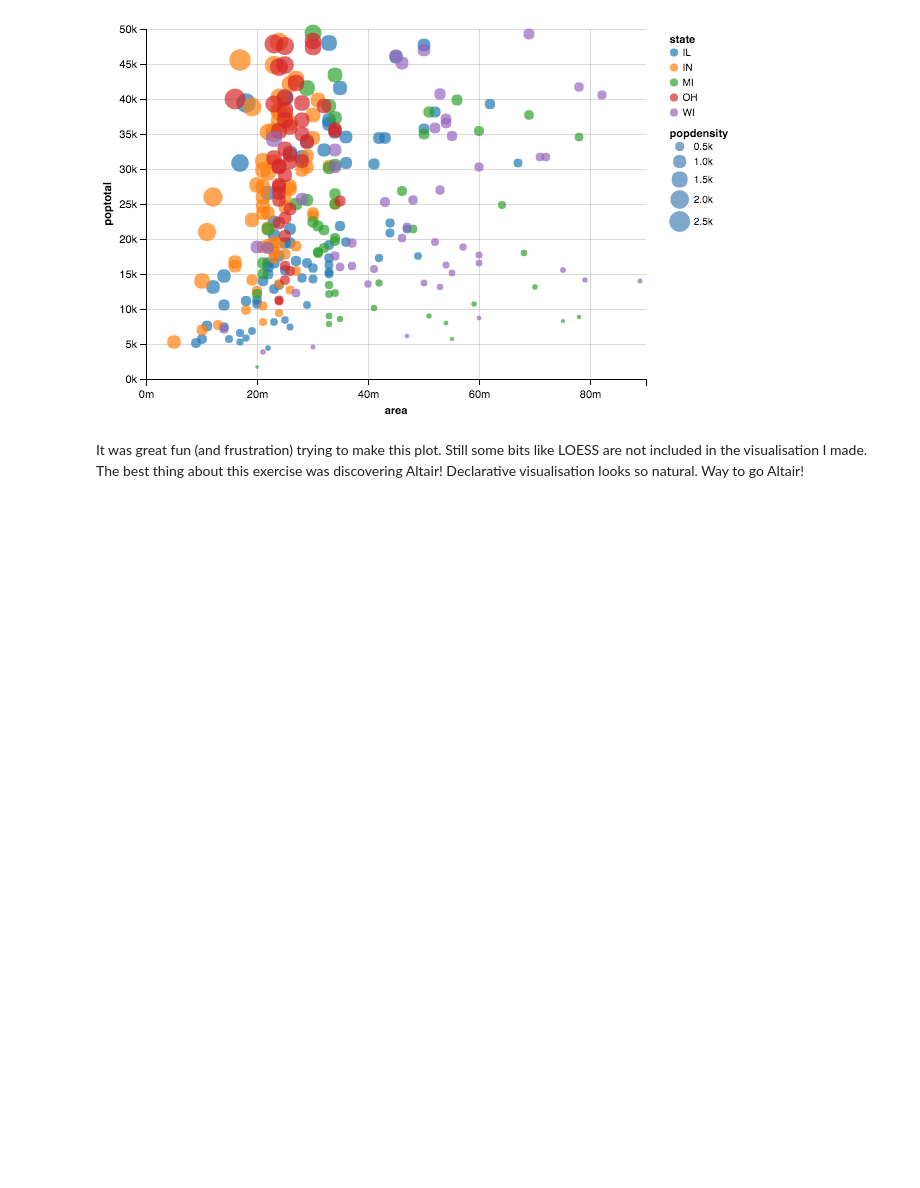
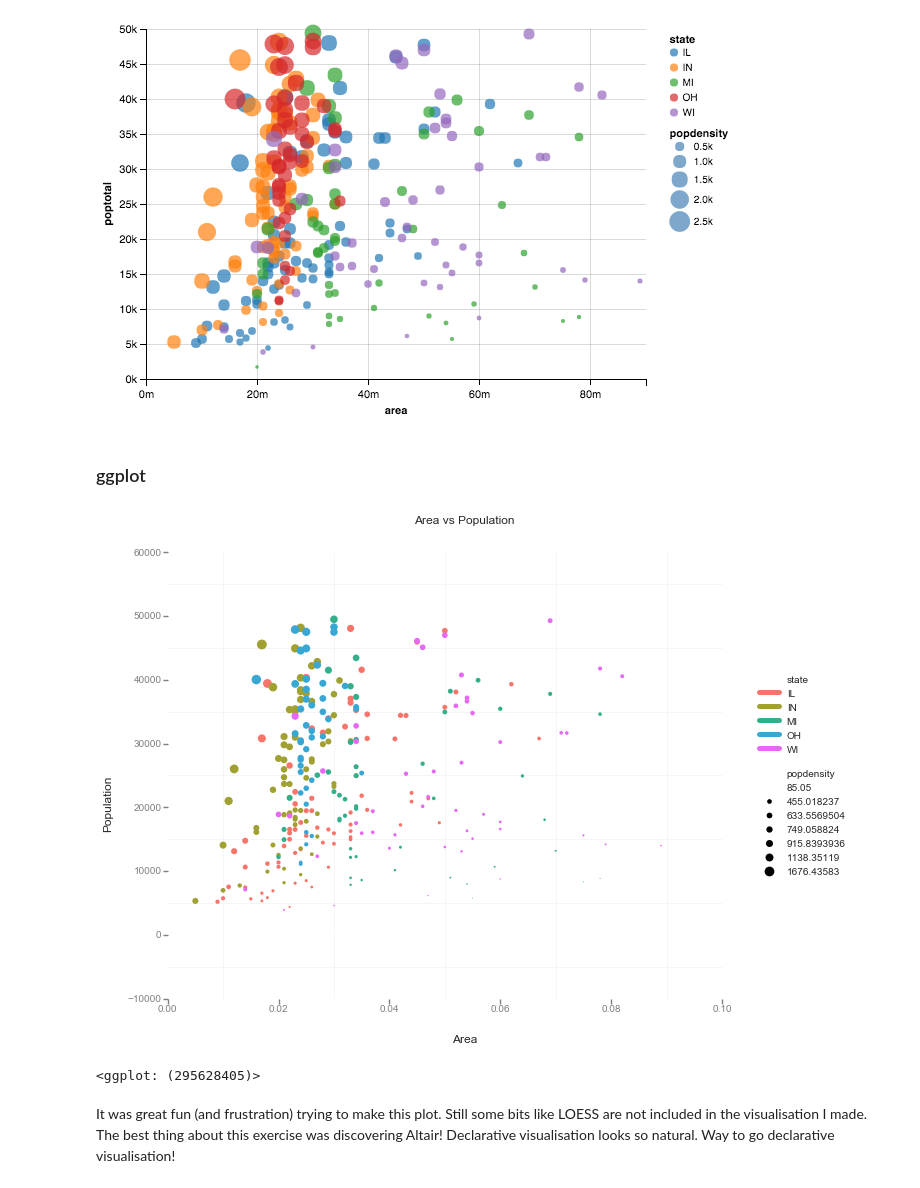
Before and after one commit to lhanappa/nipunbatra.github.io, a Jupyter notebook: blog/2017/50-ggplot-python-1.ipynb, the cells around one changed output. Drawn from its saved outputs; the diff is of its cells as text; code cells hidden in the pictures; blank space fills up the shorter version.

Commit message:
Added ggplot example

```diff
--- a/blog/2017/50-ggplot-python-1.ipynb
+++ b/blog/2017/50-ggplot-python-1.ipynb
@@ -147,6 +147,20 @@ chart.mark_circle().encode(
 # %% [output]
 [interactive output not drawn]
 [figure]
+# %% [markdown]
+### ggplot
+# %%
+from ggplot import *
+
+ggplot(aes(x='area', y='poptotal', color='state', size='popdensity'), data=midwest) +\
+    geom_point() +\
+    theme_bw() +\
+    xlab("Area") +\
+    ylab("Population") +\
+    ggtitle("Area vs Population")
+# %% [output]
+[figure, added]
+<ggplot: (295628405)>
 # %% [markdown]
 It was great fun (and frustration) trying to make this plot. Still some bits like LOESS are not included in the visualisation I made.
-The best thing about this exercise was discovering Altair! Declarative visualisation looks so natural. Way to go Altair!
+The best thing about this exercise was discovering Altair! Declarative visualisation looks so natural. Way to go declarative visualisation!
```
Also changed, not shown: parts of 2 cells of this notebook, 4 other files.
